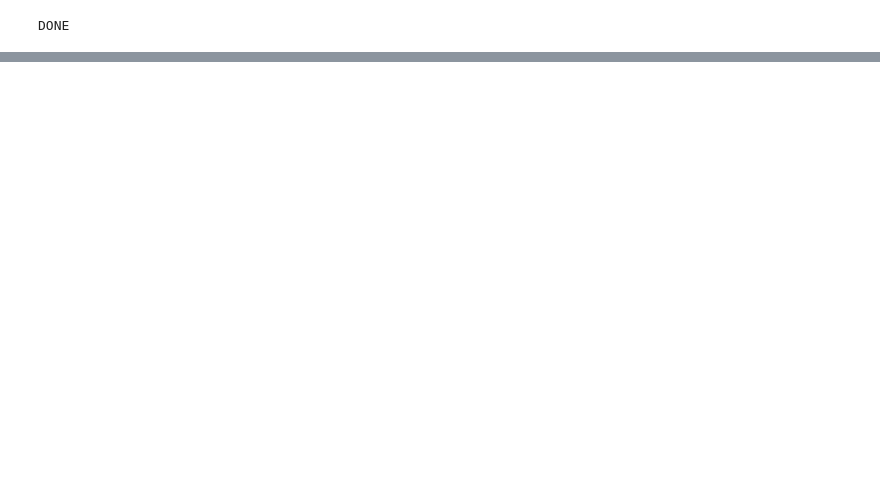
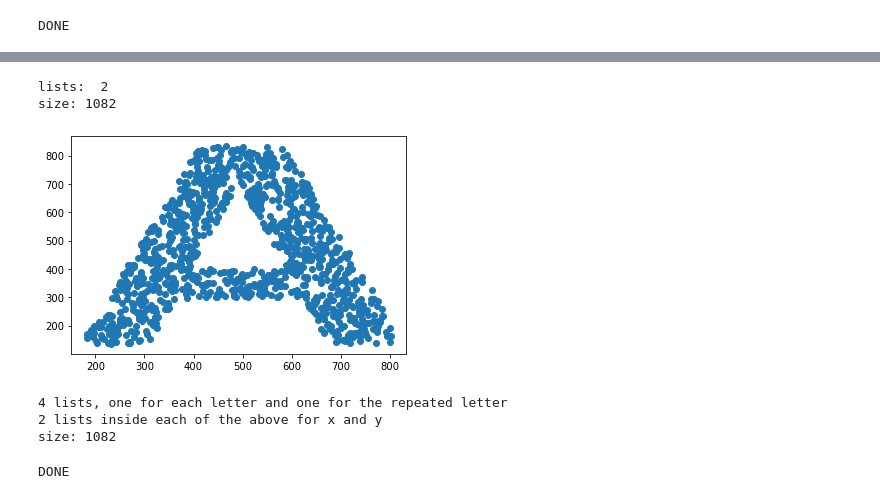
Before and after one commit to Thiagobc23/Scatter-Letters, a Jupyter notebook: examples/Examples_nb.ipynb, the cells around one changed output, grey strips where cells are left out. Drawn from its saved outputs; the diff is of its cells as text; code cells hidden in the pictures; blank space fills up the shorter version.

```diff
--- a/examples/Examples_nb.ipynb
+++ b/examples/Examples_nb.ipynb
@@ -48,0 +92,48 @@ get_ipython()
+# %%
+# The program works with three methods
+
+# 1- get masked data:
+# generates the random points and apply a mask to it
+# if you don't pass a in_path the program uses a default dataframe with previously generated masks
+# those include all letters from A to Z and two special images 'RICK' and 'MAC'
+# If a in_path is passed the program will look in that directory for a .png file of 1000x1000 named as the first argument
+xy = sl.get_masked_data('a',
+                        intensity=10,
+                        rand=True,
+                        in_path=None)
+
+# creates two lists, x and y.
+print('lists: ', len(xy))
+print('size:', len(xy[0]))
+
+import matplotlib.pyplot as plt
+plt.scatter(xy[0], xy[1])
+plt.show()
+# %% [output]
+lists:  2
+size: 1082
+[figure, added]
+# %%
+# 2- text to data
+# receives string and split the letters to apply the previous method
+# to use special masks here you need to put the name of the mask or file between brackets - example '[RICK]'
+coords = sl.text_to_data('abc', repeat=True, intensity = 10, rand=True, in_path=None)
+
+# creates two lists, x and y.
+print(len(coords), 'lists, one for each letter and one for the repeated letter')
+print(len(coords[0]), 'lists inside each of the above for x and y')
+print('size:', len(coords[0][0]))
+# %% [output]
+4 lists, one for each letter and one for the repeated letter
+2 lists inside each of the above for x and y
+size: 1082
+# %%
+# 3- build gif
+# Uses the coordinates lists generate in the previous method to plot the images and transitions, and create the gif
+sl.build_gif(coords,
+          out_path='output', gif_name = 'movie', n_frames=10,
+          bg_color='#95A4AD', marker='.', marker_color='#283F4E',
+          marker_size = 25, fps=4, alpha=1, axis_on=True,
+          sort_coords = False, sort_coords_asc=False, hold_frames=5)
+# %% [output]
+DONE
```
Also changed, not shown: parts of 15 cells of this notebook, 7 other files.
